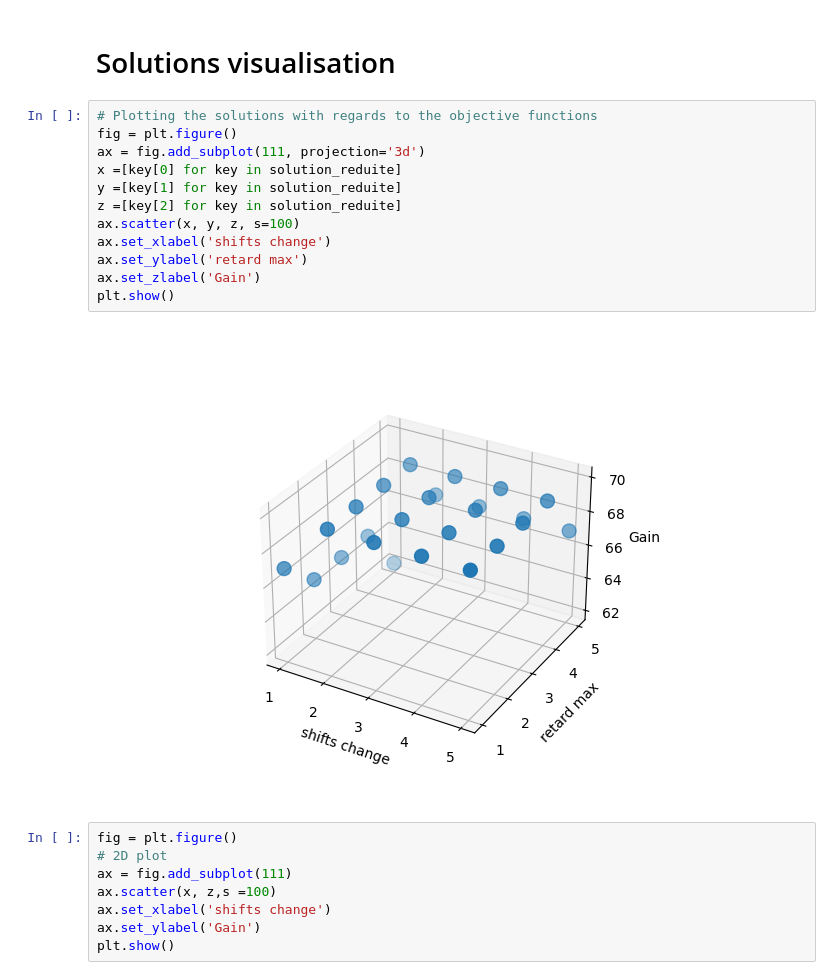
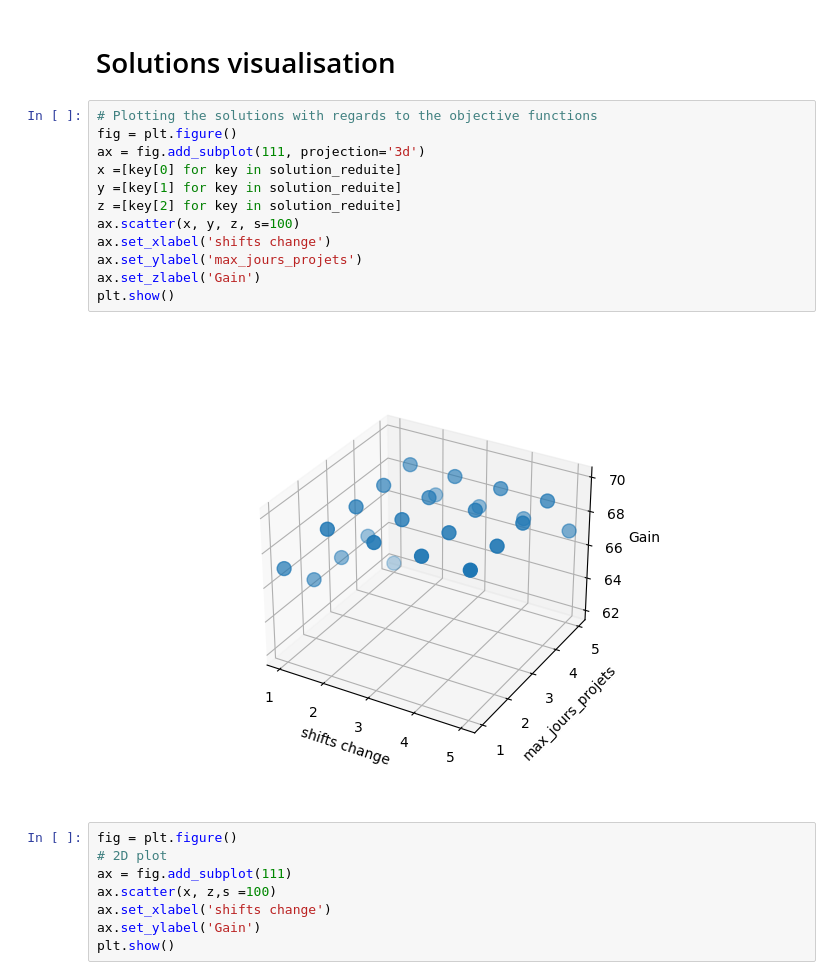
Before and after one commit to lidamsoukaina/Planification_Et_Affectation, a Jupyter notebook: main.ipynb, the cells around one changed output. Cells and saved outputs as stored; diff of their text form.

```diff
--- a/main.ipynb
+++ b/main.ipynb
@@ -175,17 +175,17 @@ for key in solution_dict:
 # %%
 # Plotting the solutions with regards to the objective functions
 fig = plt.figure()
 ax = fig.add_subplot(111, projection='3d')
 x =[key[0] for key in solution_reduite]
 y =[key[1] for key in solution_reduite]
 z =[key[2] for key in solution_reduite]
 ax.scatter(x, y, z, s=100)
 ax.set_xlabel('shifts change')
-ax.set_ylabel('retard max')
+ax.set_ylabel('max_jours_projets')
 ax.set_zlabel('Gain')
 plt.show()
 # %% [output]
-[figure, old version]
+[figure, new version]
 # %%
 fig = plt.figure()
 # 2D plot
```
Also changed, not shown: parts of 11 cells of this notebook, 1 other file.
